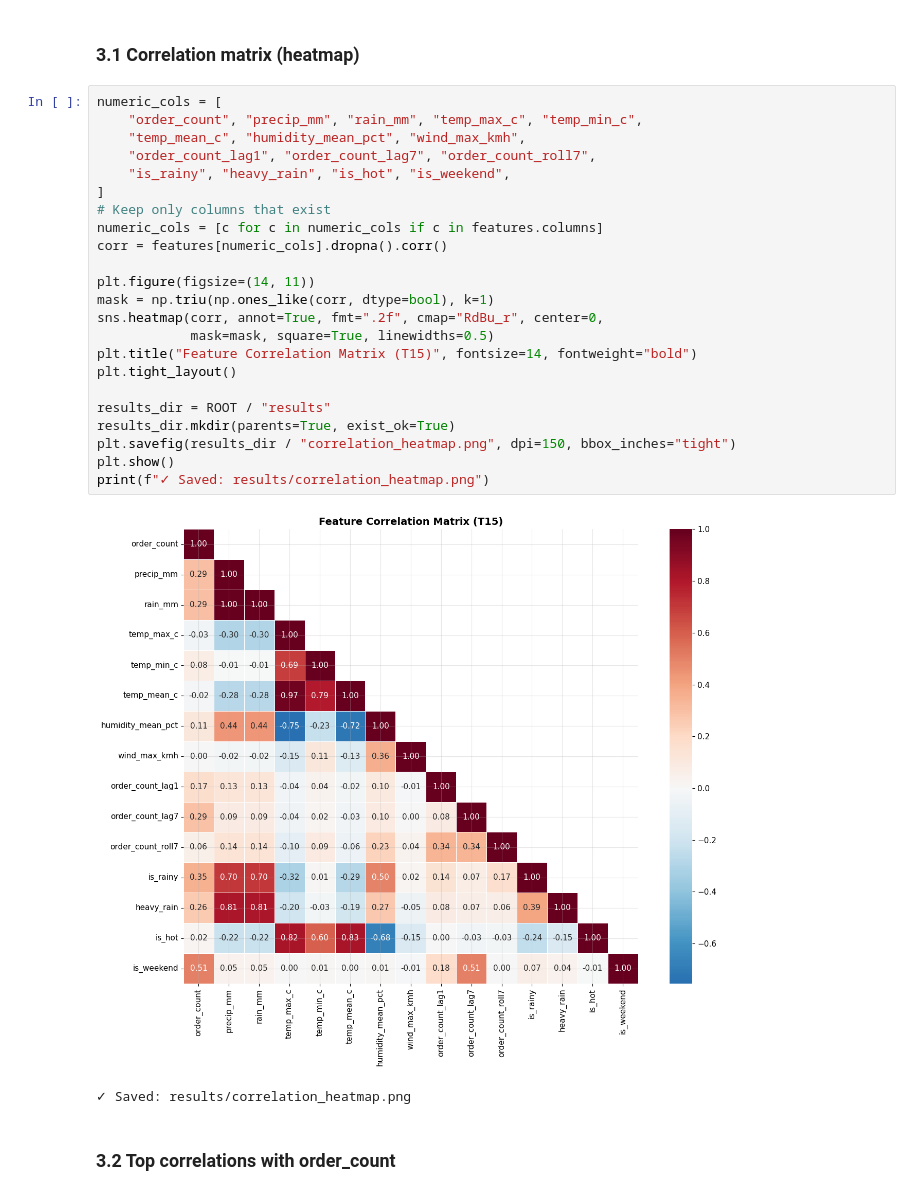
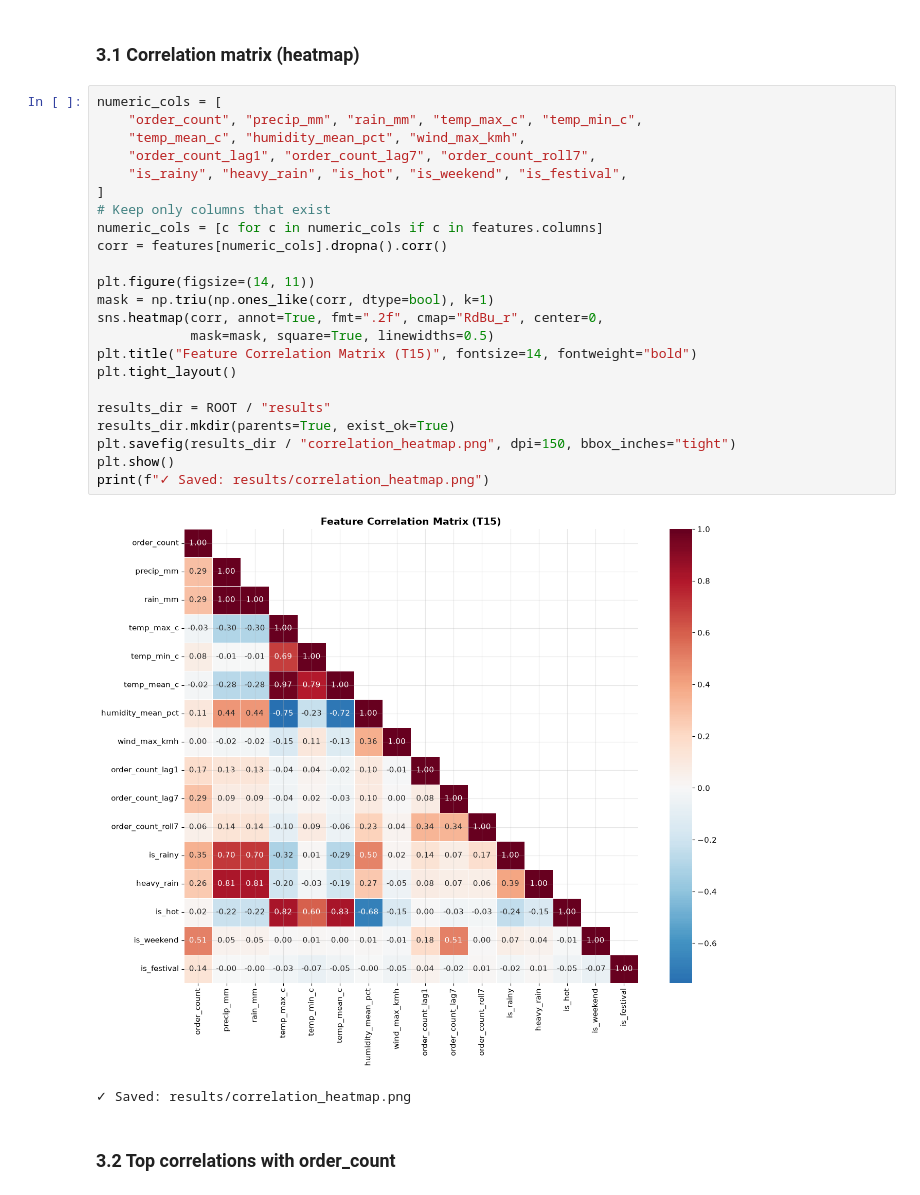
Before and after one commit to priyagarnet20-ops/weather-food-orders, a Jupyter notebook: notebooks/03_preprocess.ipynb, the cells around one changed output. Saved outputs shown, nothing was run; the diff lists cells and outputs as text.

```diff
--- a/notebooks/03_preprocess.ipynb
+++ b/notebooks/03_preprocess.ipynb
@@ -415,28 +428,28 @@ multicollinearity is a problem."*
 # %%
 numeric_cols = [
     "order_count", "precip_mm", "rain_mm", "temp_max_c", "temp_min_c",
     "temp_mean_c", "humidity_mean_pct", "wind_max_kmh",
     "order_count_lag1", "order_count_lag7", "order_count_roll7",
-    "is_rainy", "heavy_rain", "is_hot", "is_weekend",
+    "is_rainy", "heavy_rain", "is_hot", "is_weekend", "is_festival",
 ]
 # Keep only columns that exist
 numeric_cols = [c for c in numeric_cols if c in features.columns]
 corr = features[numeric_cols].dropna().corr()
 
 plt.figure(figsize=(14, 11))
 mask = np.triu(np.ones_like(corr, dtype=bool), k=1)
 sns.heatmap(corr, annot=True, fmt=".2f", cmap="RdBu_r", center=0,
             mask=mask, square=True, linewidths=0.5)
 plt.title("Feature Correlation Matrix (T15)", fontsize=14, fontweight="bold")
 plt.tight_layout()
 
 results_dir = ROOT / "results"
 results_dir.mkdir(parents=True, exist_ok=True)
 plt.savefig(results_dir / "correlation_heatmap.png", dpi=150, bbox_inches="tight")
 plt.show()
 print(f"✓ Saved: results/correlation_heatmap.png")
 # %% [output]
-[figure, old version]
+[figure, new version]
 ✓ Saved: results/correlation_heatmap.png
 # %% [markdown]
 ### 3.2 Top correlations with order_count
```
Also changed, not shown: parts of 14 cells of this notebook, 4 other files.
